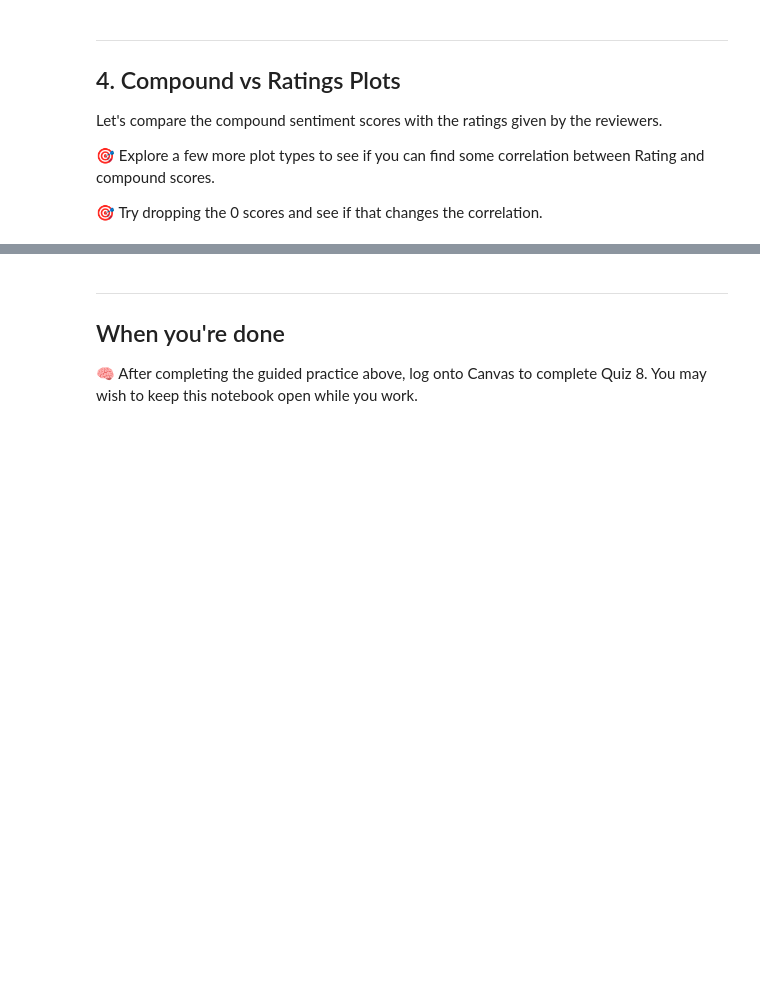
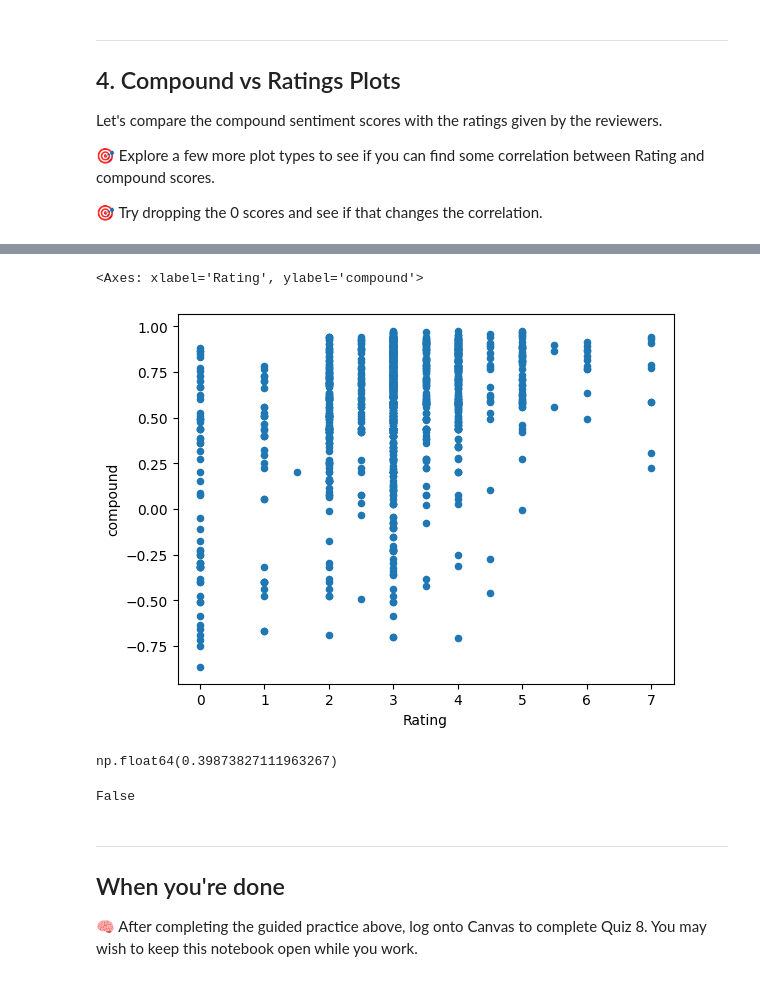
Before and after one commit to BJBranta/DS710, a Jupyter notebook: assignment8/Notebook_8.ipynb, the cells around one changed output, grey strips where cells are left out. Cells and saved outputs as stored; diff of their text form; code cells hidden in the pictures; blank space fills up the shorter version.

```diff
--- a/assignment8/Notebook_8.ipynb
+++ b/assignment8/Notebook_8.ipynb
@@ -186,0 +305,11 @@ wine_df.plot.scatter(x="Rating",y="compound")
+# %%
+wine_df_nonzero = wine_df[wine_df["compound"] != 0]
+# %%
+wine_df_nonzero.plot.scatter(x="Rating", y="compound")
+# %% [output]
+<Axes: xlabel='Rating', ylabel='compound'>
+[figure, added]
+# %%
+wine_df["Rating"].corr(wine_df["compound"])
+# %% [output]
+np.float64(0.39873827111963267)
@@ -187,3 +323,7 @@ wine_df.plot.scatter(x="Rating",y="compound")
+# %%
+sum(score.values()) == 1
+# %% [output]
+False
 # %% [markdown]
 ---
 
```
Also changed, not shown: parts of 17 cells of this notebook, 7 other files.
